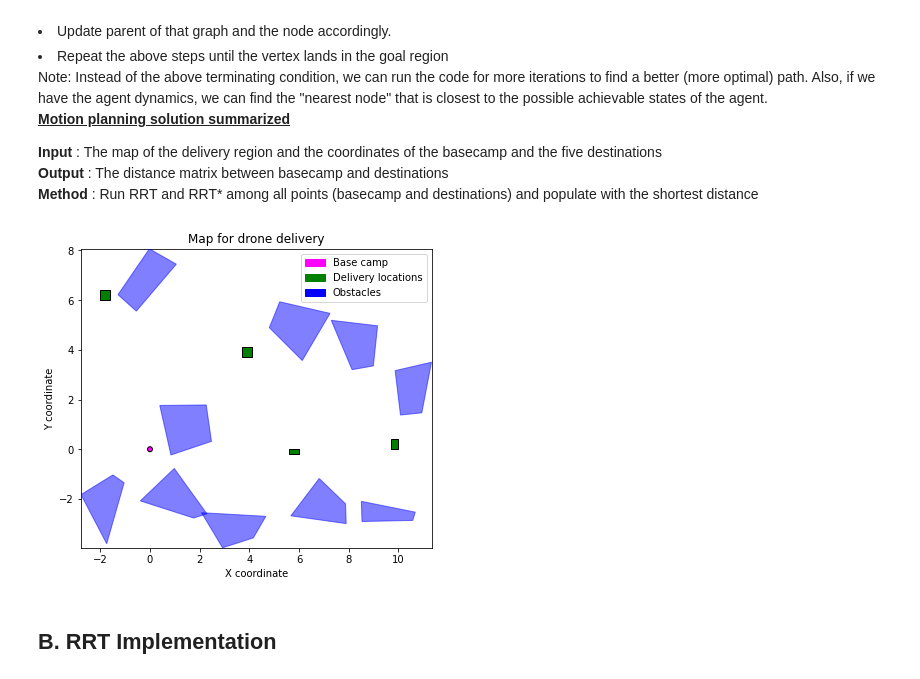
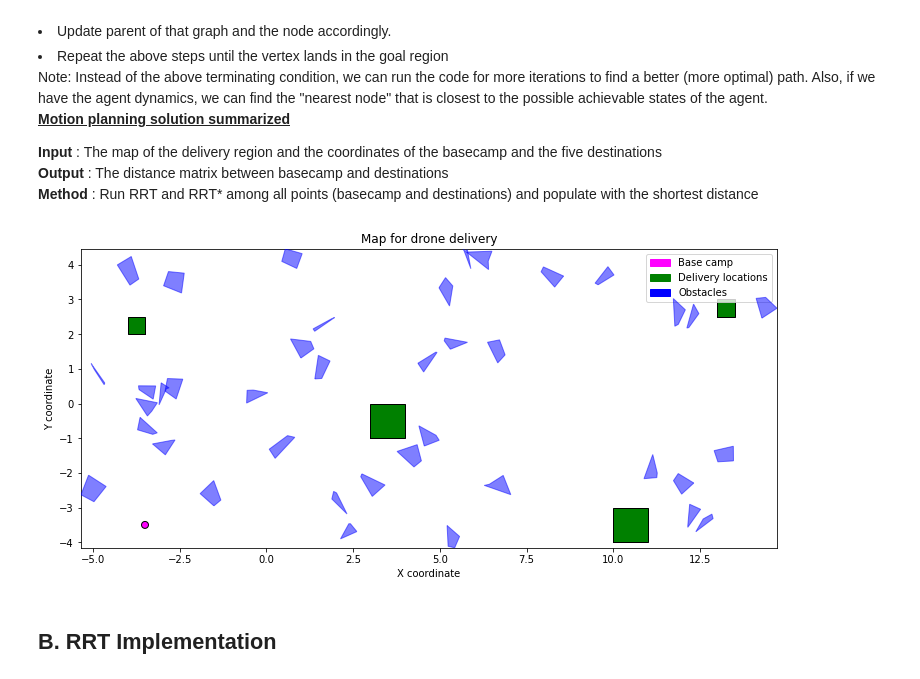
Before and after one commit to trstuart08/PADM_Project, a Jupyter notebook: PADM Project Initial Draft.ipynb, the cells around one changed output. Drawn from its saved outputs; the diff is of its cells as text; code cells hidden in the pictures.

Commit message:
Updated map for path planning and goal biasing

```diff
--- a/PADM Project Initial Draft.ipynb
+++ b/PADM Project Initial Draft.ipynb
@@ -144,43 +151,53 @@ Note: Instead of the above terminating condition, we can run the code for more i
 **Method** : Run RRT and RRT* among all points (basecamp and destinations) and populate with the shortest distance <br>
 # %%
 # Plot the environment
-env = Environment('simple.yaml')
+env = Environment('denali.yaml')
 ax = plot_environment(env)
 
 # Base camp location
 radius = 0.1
-start_pose = (0,0)
+#start_pose = (0,0)
+start_pose = (-3.5,-3.5)
 start_poly = Polygon([(start_pose[0],start_pose[1]), (start_pose[0]-0.4,start_pose[1]), (start_pose[0]-0.4,start_pose[1]+0.4),(start_pose[0]+0.4,start_pose[1]+0.4)])
 start_point = Point(start_pose[0],start_pose[1])
 start_ball = start_point.buffer(radius)
 
+bounds = (-5, -4.25, 15, 4.25)
+
 # Camp locations
-LZ1 = Polygon([(4.1,4.1), (3.7,4.1), (3.7,3.7),(4.1,3.7)])
-LZ2 = Polygon([(9.7,0), (9.7,0.4), (10,0.4),(10,0)])
-LZ3 = Polygon([(6,0), (5.6,0), (5.6,-0.2),(6,-0.2)])
-LZ4 = Polygon([(-2,6), (-2,6.4), (-1.6,6.4),(-1.6,6)])
+#LZ1 = Polygon([(4.1,4.1), (3.7,4.1), (3.7,3.7),(4.1,3.7)])
+#LZ2 = Polygon([(9.7,0), (9.7,0.4), (10,0.4),(10,0)])
+#LZ3 = Polygon([(6,0), (5.6,0), (5.6,-0.2),(6,-0.2)])
+#LZ4 = Polygon([(-2,6), (-2,6.4), (-1.6,6.4),(-1.6,6)])
+LZ1 = Polygon([(-3.5,2), (-4,2), (-4,2.5),(-3.5, 2.5)])
+LZ2 = Polygon([(3,-1), (3,0), (4,0),(4, -1)])
+LZ3 = Polygon([(13,2.5), (13,3), (13.5,3),(13.5,2.5)])
+LZ4 = Polygon([(10,-4), (10,-3), (11,-3),(11, -4)])
+
 
 #Goal bounds
-goal_bounds = [(-0.4,0,0,0.4),(3.7,3.7,4.1,4.1),(9.7,0,10,0.4),(5.6, -0.2, 6, 0),(-2,6, -1.6,6.4)]
+#goal_bounds = [(-0.4,0,0,0.4),(3.7,3.7,4.1,4.1),(9.7,0,10,0.4),(5.6, -0.2, 6, 0),(-2,6, -1.6,6.4)]
+goal_bounds = [(-3.9,-3.9,-3.1,-3.1),(-4,2,-3.5, 2.5),(3, -1, 4, 0),(13,2.5, 13.5, 3),(10, -4, 11, -3)]
 
 LZs = (LZ1, LZ2, LZ3, LZ4)
-loc_coord = [start_pose, ((4.1+3.7)/2, (4.1+3.7)/2), ((9.7+10)/2, (0+0.4)/2), ((6+5.6)/2, (0-0.2)/2), ((-2-1.6)/2, (6+6.4)/2)]
+loc_coord = [start_pose, ((-3.5-4)/2, (2+2.5)/2), ((3+4)/2, (-1+0)/2), ((13+13.5)/2, (2.5+3)/2), ((10+11)/2, (-4-3)/2)]
+#loc_coord = [start_pose, ((4.1+3.7)/2, (4.1+3.7)/2), ((9.7+10)/2, (0+0.4)/2), ((6+5.6)/2, (0-0.2)/2), ((-2-1.6)/2, (6+6.4)/2)]
 loc_poly = [start_poly, LZ1, LZ2, LZ3, LZ4]
 loc_name = ["Base Camp", "Delivery Location 1", "Delivery Location 2", "Delivery Location 3", "Delivery Location 4"]
 # Plot base camp in magenta
 plot_poly(ax, start_ball,'magenta')
 # Plot research camps in green
 for LZ in LZs:
     plot_poly(ax, LZ,'green')
 plt.xlabel("X coordinate");
 plt.ylabel("Y coordinate");
 plt.title("Map for drone delivery")
 magenta_patch = patches.Patch(color='magenta', label='Base camp')
 green_patch = patches.Patch(color='green', label='Delivery locations')
 blue_patch = patches.Patch(color='blue', label='Obstacles')
-ax.legend(handles=[magenta_patch, green_patch, blue_patch]);
+ax.legend(loc = "upper right", handles=[magenta_patch, green_patch, blue_patch]);
 # %% [output]
-[figure, old version]
+[figure, new version]
 # %% [markdown]
 ## **B. RRT Implementation**
 # %%
```
Also changed, not shown: parts of 12 cells of this notebook, 1 other file.
